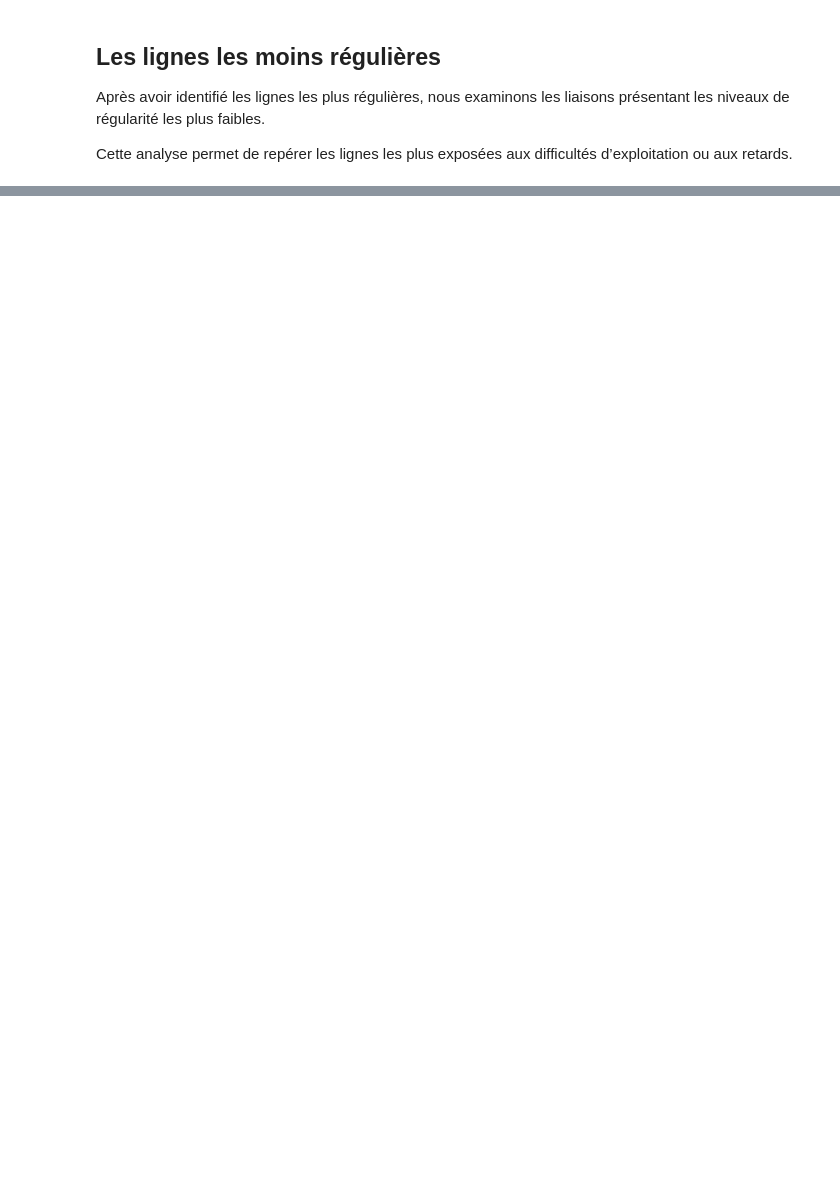
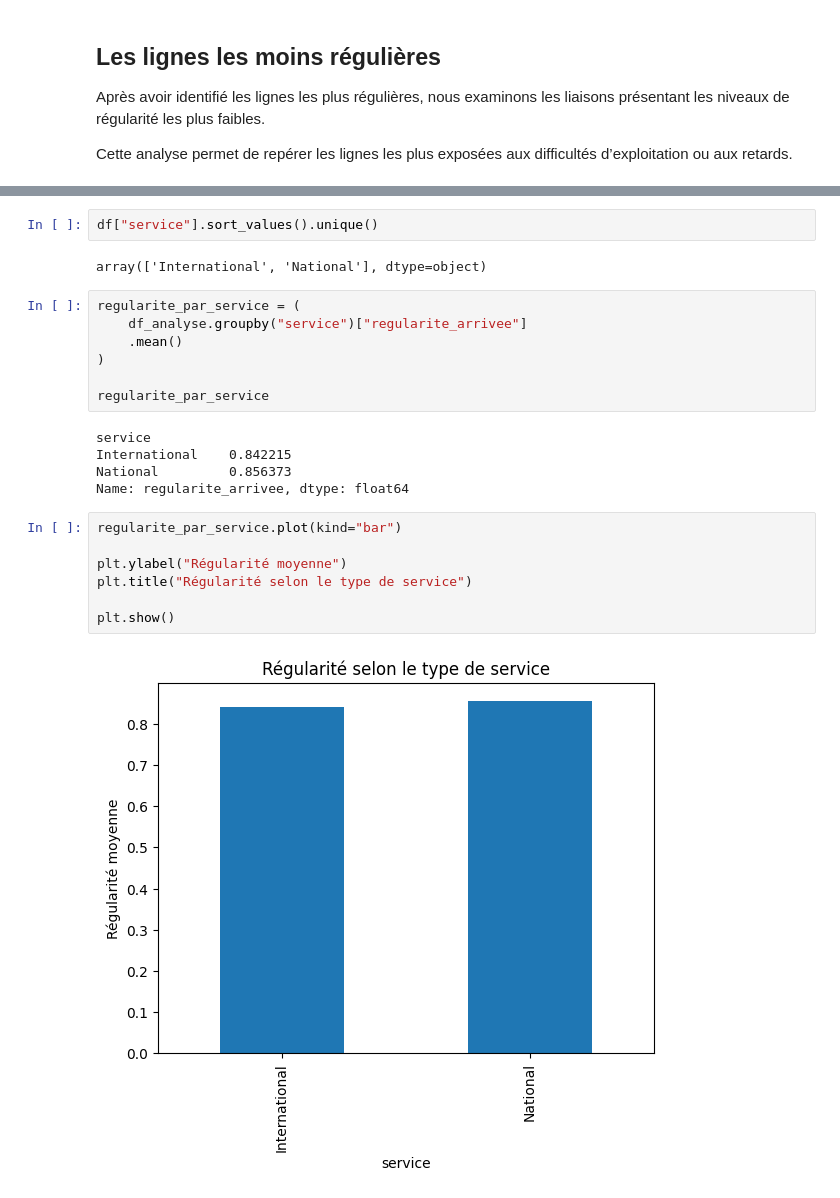
Before and after one commit to chamsisarra5-web/projet-info, a Jupyter notebook: projet_tgv.ipynb, the cells around one changed output, grey strips where cells are left out. Cells and saved outputs as stored; diff of their text form; blank space fills up the shorter version.

```diff
--- a/projet_tgv.ipynb
+++ b/projet_tgv.ipynb
@@ -566,0 +594,25 @@ GT(bottom_lignes.reset_index()).fmt_number(
+# %%
+df["service"].sort_values().unique()
+# %% [output]
+array(['International', 'National'], dtype=object)
+# %%
+regularite_par_service = (
+    df_analyse.groupby("service")["regularite_arrivee"]
+    .mean()
+)
+
+regularite_par_service
+# %% [output]
+service
+International    0.842215
+National         0.856373
+Name: regularite_arrivee, dtype: float64
+# %%
+regularite_par_service.plot(kind="bar")
+
+plt.ylabel("Régularité moyenne")
+plt.title("Régularité selon le type de service")
+
+plt.show()
+# %% [output]
+[figure, added]
```
Also changed, not shown: parts of 24 cells of this notebook.
